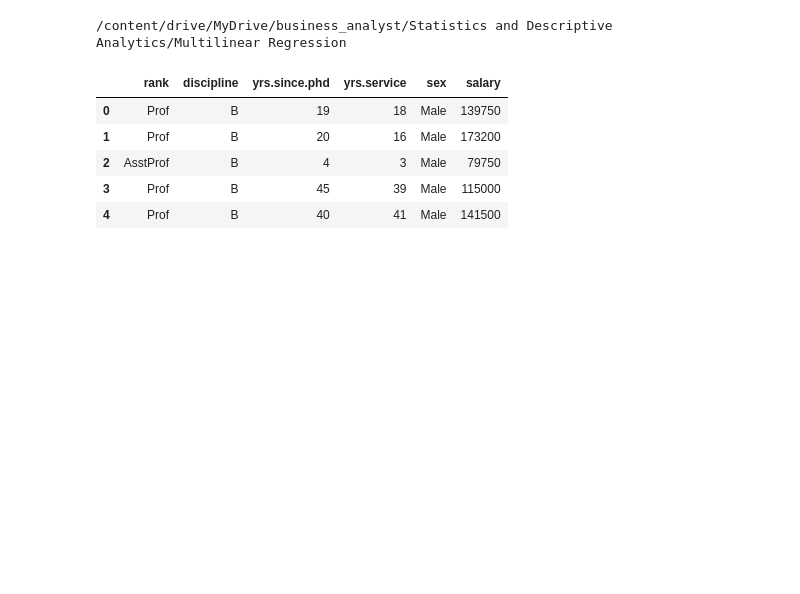
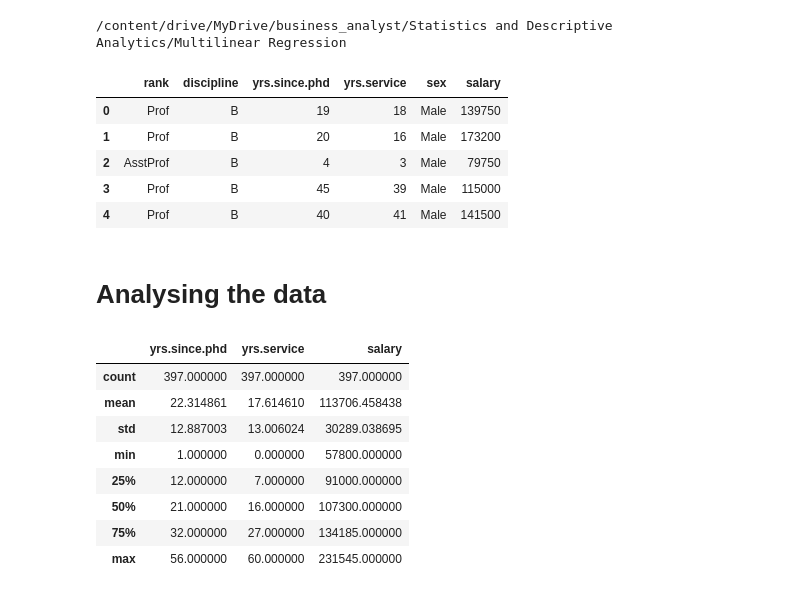
Before and after one commit to TimoCodez/Python-BIA, a Jupyter notebook: Multilinear_Regression.ipynb, the cells around one changed output. Saved outputs shown, nothing was run; the diff lists cells and outputs as text; code cells hidden in the pictures; blank space fills up the shorter version.

```diff
--- a/Multilinear_Regression.ipynb
+++ b/Multilinear_Regression.ipynb
@@ -23,3 +23,18 @@ df.head()
 | 2 | AsstProf | B | 4 | 3 | Male | 79750 |
 | 3 | Prof | B | 45 | 39 | Male | 115000 |
 | 4 | Prof | B | 40 | 41 | Male | 141500 |
+# %% [markdown]
+# Analysing the data
+# %%
+#summary statistics
+df.describe()
+# %% [output]
+|  | yrs.since.phd | yrs.service | salary |
+| count | 397.000000 | 397.000000 | 397.000000 |
+| mean | 22.314861 | 17.614610 | 113706.458438 |
+| std | 12.887003 | 13.006024 | 30289.038695 |
+| min | 1.000000 | 0.000000 | 57800.000000 |
+| 25% | 12.000000 | 7.000000 | 91000.000000 |
+| 50% | 21.000000 | 16.000000 | 107300.000000 |
+| 75% | 32.000000 | 27.000000 | 134185.000000 |
+| max | 56.000000 | 60.000000 | 231545.000000 |
```
Also changed, not shown: parts of 1 cell of this notebook.
